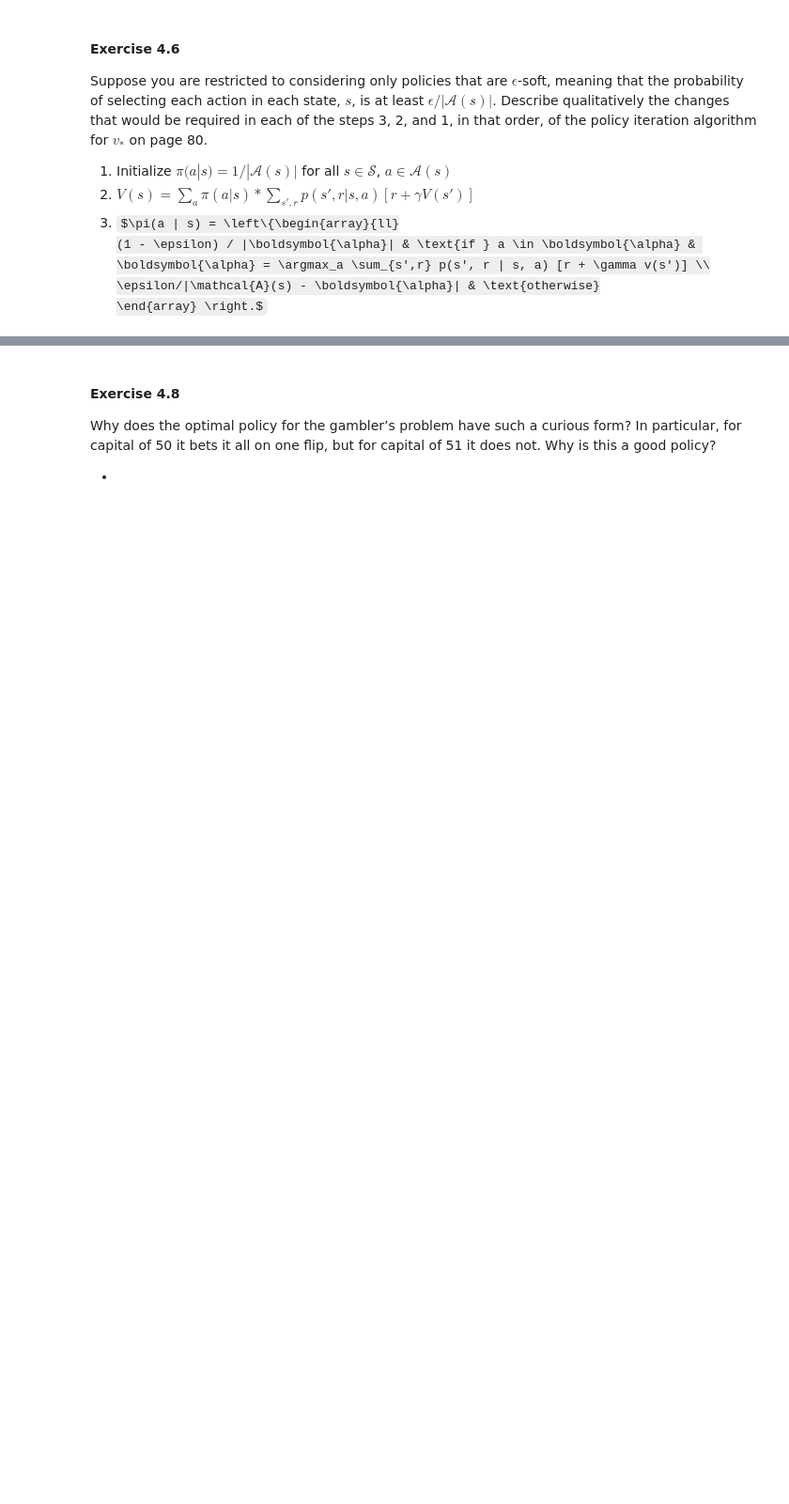
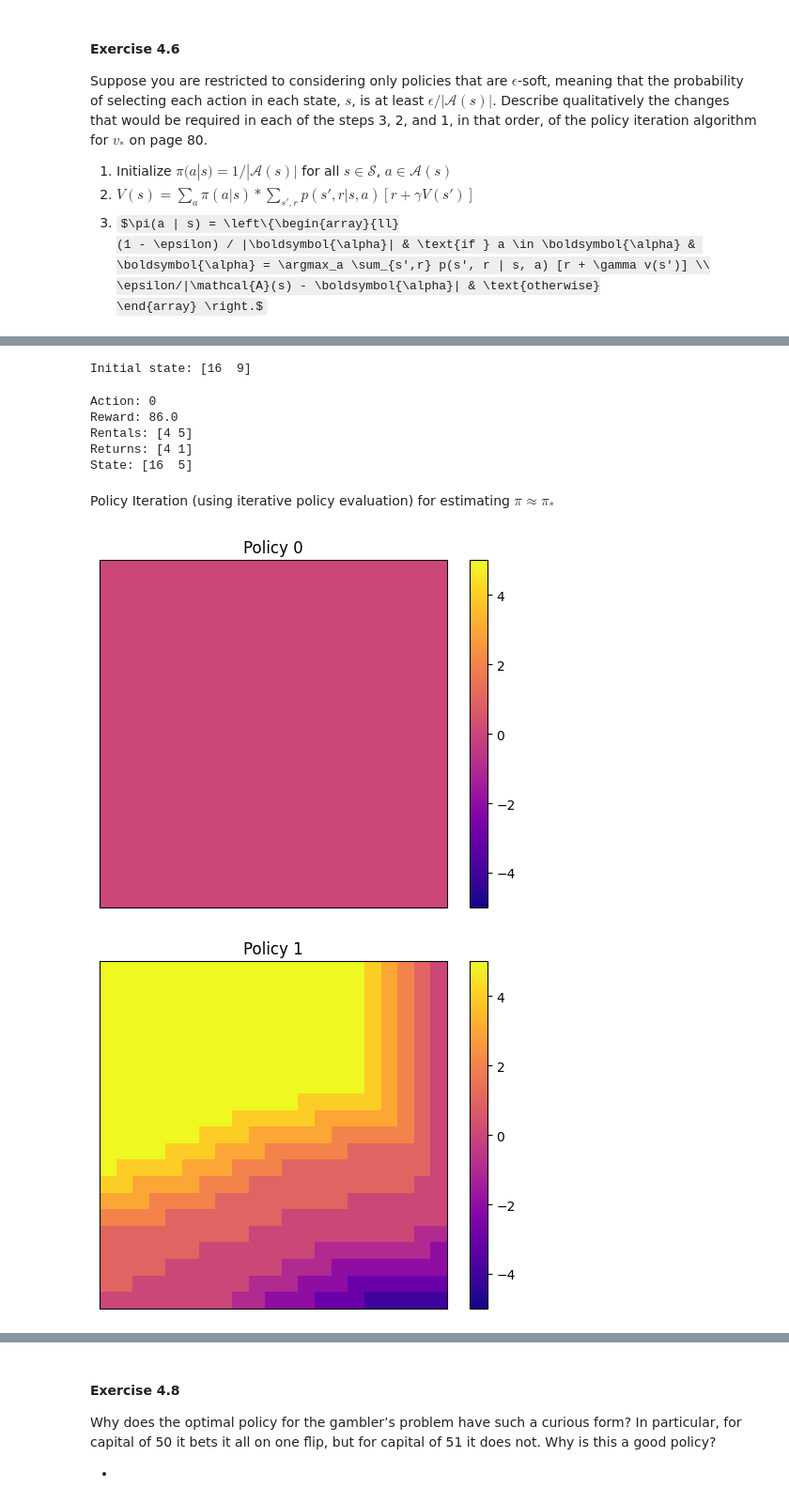
Before and after one commit to itsdaveba/rl-intro, a Jupyter notebook: chapter04/chapter04.ipynb, the cells around one changed output, grey strips where cells are left out. Shown at 94% size. Drawn from its saved outputs; the diff is of its cells as text; code cells hidden in the pictures; some formulas as TeX source; blank space fills up the shorter version.

Commit message:
car_rental

```diff
--- a/chapter04/chapter04.ipynb
+++ b/chapter04/chapter04.ipynb
@@ -267,0 +272,73 @@ Write a program for policy iteration and re-solve Jack’s car rental problem wi
+# %%
+seed = 42
+env = gym.make("CarRental-v0", modified=True)
+policy = np.zeros(tuple(env.observation_space.nvec) + (env.action_space.n,), dtype=np.float32)
+policy[:, :, 0] = 1.0
+# %%
+state, _ = env.reset(seed=seed)
+print("Initial state:", state)
+# %% [output]
+Initial state: [16  9]
+# %%
+action = np.random.choice(env.action_space.n, p=policy[tuple(state)].flatten())
+action -= env.action_space.n * (action // (-env.action_space.start + 1))
+state, reward, _, _, info = env.step(action)
+print("Action:", action)
+print("Reward:", reward)
+print("Rentals:", info["rentals"])
+print("Returns:", info["returns"])
+print("State:", state)
+# %% [output]
+Action: 0
+Reward: 86.0
+Rentals: [4 5]
+Returns: [4 1]
+State: [16  5]
+# %% [markdown]
+Policy Iteration (using iterative policy evaluation) for estimating $\pi \approx \pi_*$
+# %%
+nvec = env.observation_space.nvec
+num_states = nvec.prod()
+transition_prob = env.unwrapped.prob.transpose(0, 1, 3, 4, 2)
+rewards = env.unwrapped.rewards.transpose(0, 1, 3, 4, 2)
+C_ = env.unwrapped.prob.reshape(*env.unwrapped.prob.shape[:-2], -1)
+b_ = (transition_prob * rewards).sum(axis=(2, 3))
+
+# Initialization
+gamma = 0.9
+policy = np.zeros(tuple(env.observation_space.nvec) + (env.action_space.n,), dtype=np.float32)
+policy[:, :, 0] = 1.0
+V = np.zeros(num_states)
+theta = 0.001
+iteration = 0
+
+while True:
+    # Policy Evaluation
+    pol = np.expand_dims(policy, (2, 4))
+    C = (transition_prob @ pol).reshape(num_states, num_states)
+    b = ((transition_prob * rewards).sum(axis=(2, 3), keepdims=True) @ pol).reshape(num_states)
+    while True:
+        v = V.copy()
+        V = b + gamma * C @ V
+        delta = max(abs(V - v))
+        if delta < theta:
+            break
+
+    # Policy Improvement
+    plot_policy(policy, title=f"Policy {iteration}")
+    old_deterministic = get_deterministic(policy)
+    A = b_ + gamma * C_ @ V
+    argmax = A == np.max(A, axis=2, keepdims=True)
+    policy = argmax / np.sum(argmax, axis=2, keepdims=True)
+    deterministic = get_deterministic(policy)
+    if not np.any(deterministic - old_deterministic):
+        break
+
+    iteration += 1
+
+V = V.reshape(nvec)
+plot_policy(policy, title="Optimal policy")
+plot_value(V, title="State-value function for the optimal policy")
+# %% [output]
+[figure, added]
+[figure, added]
```
Also changed, not shown: parts of 6 cells of this notebook, 4 other files.
